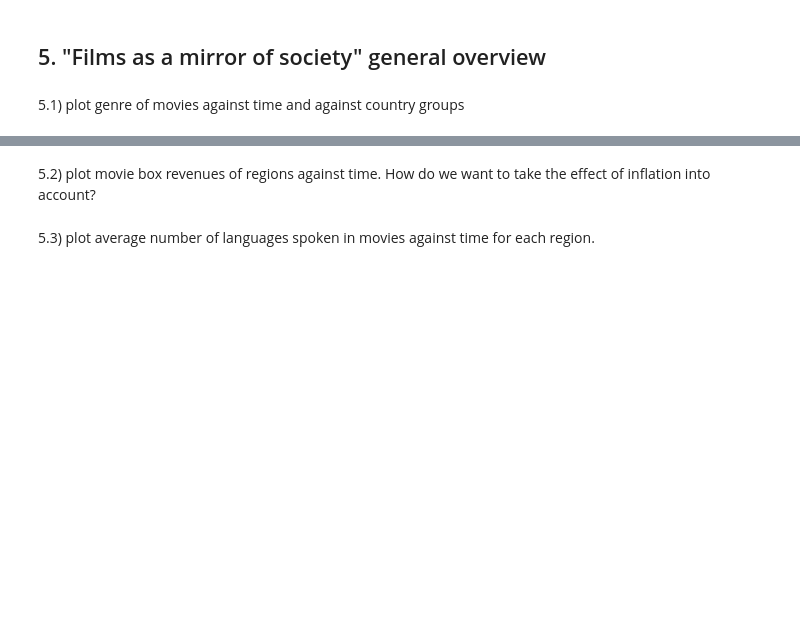
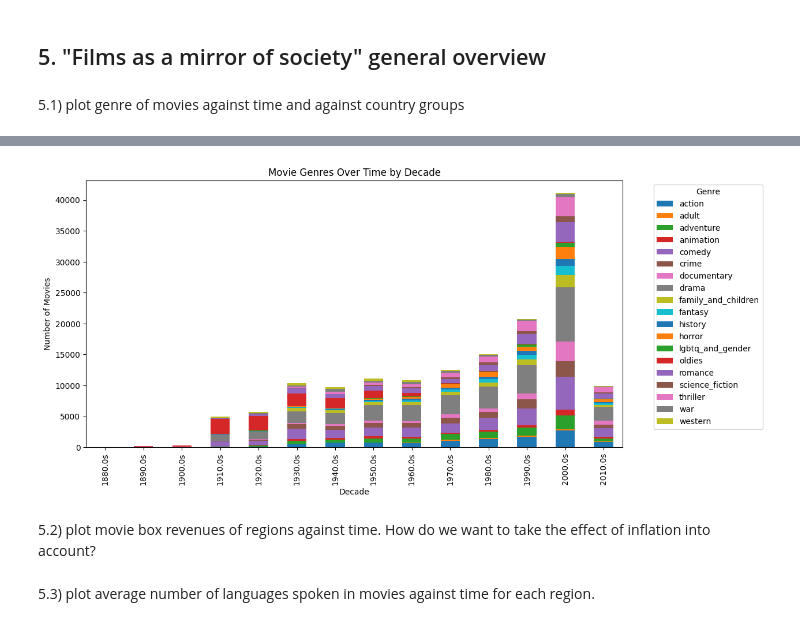
Before and after one commit to epfl-ada/ada-2023-project-onsecalme123, a Jupyter notebook: milestone2.ipynb, the cells around one changed output, grey strips where cells are left out. Drawn from its saved outputs; the diff is of its cells as text; code cells hidden in the pictures; blank space fills up the shorter version.

```diff
--- a/milestone2.ipynb
+++ b/milestone2.ipynb
@@ -1084,0 +1136,14 @@ Comment: Only the first 20 elemenents of genres were printed here due to clarity
+# %%
+genres_considered = {'action': action, 'adult': adult, 'adventure': adventure, 'animation': animation, 'comedy': comedy, 'crime': crime, 'documentary': documentary, 'drama': drama, 'family_and_children': family_and_children, 'fantasy': fantasy, 'history': history, 'horror': horror, 'oldies': oldies, 'romance': romance, 'science_fiction': science_fiction, 'thriller': thriller, 'war': war, 'western': western, 'lgbtq_and_gender': lgbtq_and_gender}
+
+# Add a new column to store the names of the genres
+movies_dataframe['new_genre'] = None
+
+# Iterate over genres_considered and update the 'new_genre' column
+for name, genre_list in genres_considered.items():
+    mask = movies_dataframe['genre'].apply(lambda x: any(item in x for item in genre_list))
+    movies_dataframe.loc[mask, 'new_genre'] = movies_dataframe.loc[mask, 'new_genre'].apply(lambda x: [] if x is None else x)  # Initialize with an empty list if None
+    movies_dataframe.loc[mask, 'new_genre'] = movies_dataframe.loc[mask, 'new_genre'].apply(lambda x: x + [name] if isinstance(x, list) else [name])
+
+# Display the modified DataFrame
+movies_dataframe.head()
@@ -1085,3 +1157,29 @@ Comment: Only the first 20 elemenents of genres were printed here due to clarity
+# %%
+# Extract the decade from the 'date' column
+movies_dataframe['decade'] = (movies_dataframe['date'] // 10) * 10
+
+# Create a new DataFrame with columns for 'decade' and 'new_genre'
+df_stacked = movies_dataframe[['decade', 'new_genre']].explode('new_genre')
+
+# Group by 'decade' and 'new_genre', count occurrences, and unstack
+genre_counts = df_stacked.groupby(['decade', 'new_genre']).size().unstack(fill_value=0)
+
+# Create a stacked bar plot
+ax = genre_counts.plot(kind='bar', stacked=True, figsize=(12, 6))
+
+# Define the custom x-axis labels for the decades
+x_labels = ['{}s'.format(decade) for decade in genre_counts.index]
+
+# Set the x-axis labels
+ax.set_xticklabels(x_labels)
+
+plt.title('Movie Genres Over Time by Decade')
+plt.xlabel('Decade')
+plt.ylabel('Number of Movies')
+plt.legend(title='Genre', loc='upper left', bbox_to_anchor=(1.05, 1))
+plt.show()
+# %% [output]
+[figure, added]
 # %% [markdown]
 5.2) plot movie box revenues of regions against time. How do we want to take the effect of inflation into account?
 # %% [markdown]
```
Also changed, not shown: parts of 4 cells of this notebook.
